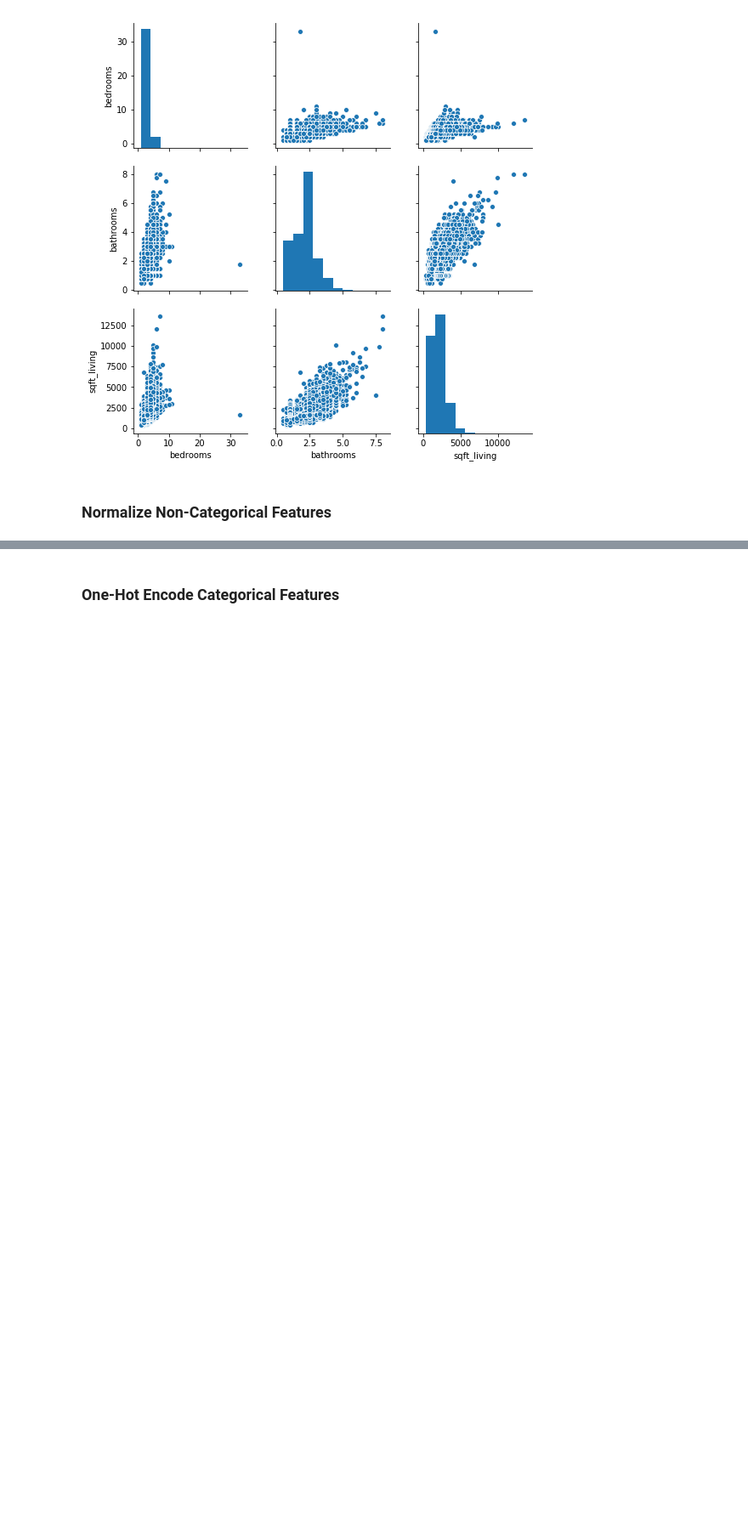
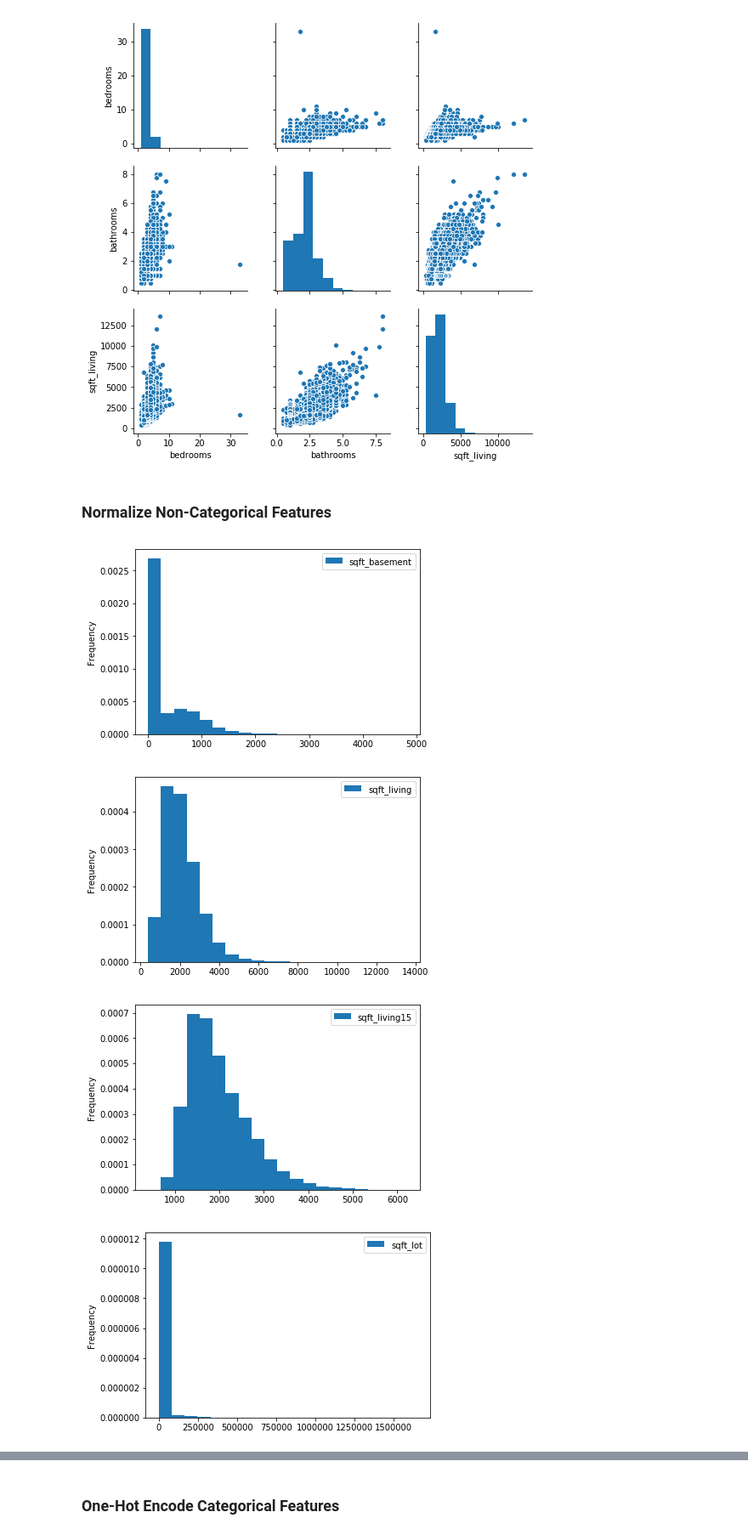
Before and after one commit to akelly66/Flatiron-School, a Jupyter notebook: Mod01/FinalProject-Mod01/dsc-1-final-project-online-ds-pt-041519/student.ipynb, the cells around one changed output, grey strips where cells are left out. Shown at 85% size. Cells and saved outputs as stored; diff of their text form; code cells hidden in the pictures; blank space fills up the shorter version.

```diff
--- a/Mod01/FinalProject-Mod01/dsc-1-final-project-online-ds-pt-041519/student.ipynb
+++ b/Mod01/FinalProject-Mod01/dsc-1-final-project-online-ds-pt-041519/student.ipynb
@@ -71,6 +71,8 @@ You can see most of the variables are categorical variables such as waterfront,
 
 
 ### Dealing with NaNs
+# %%
+df.sqft_basement = df.sqft_basement.replace('?', '0.0') #Replacing ? with the most common value
 # %%
 df.waterfront.value_counts(dropna=False)
 # %% [output]
@@ -249,3 +249,15 @@ sns.pairplot(features.iloc[:, range(0,4)])
 [figure]
 # %% [markdown]
 ### Normalize Non-Categorical Features
+# %%
+features.sqft_basement = features.sqft_basement.astype('float')
+# %%
+for column in ['sqft_basement', 'sqft_living', 'sqft_living15', 'sqft_lot', 'sqft_lot15']:
+    features[column].plot.hist(bins = 20, density=True)
+    plt.legend()
+    plt.show()
+# %% [output]
+[figure, added]
+[figure, added]
+[figure, added]
+[figure, added]
```
Also changed, not shown: parts of 42 cells of this notebook.
